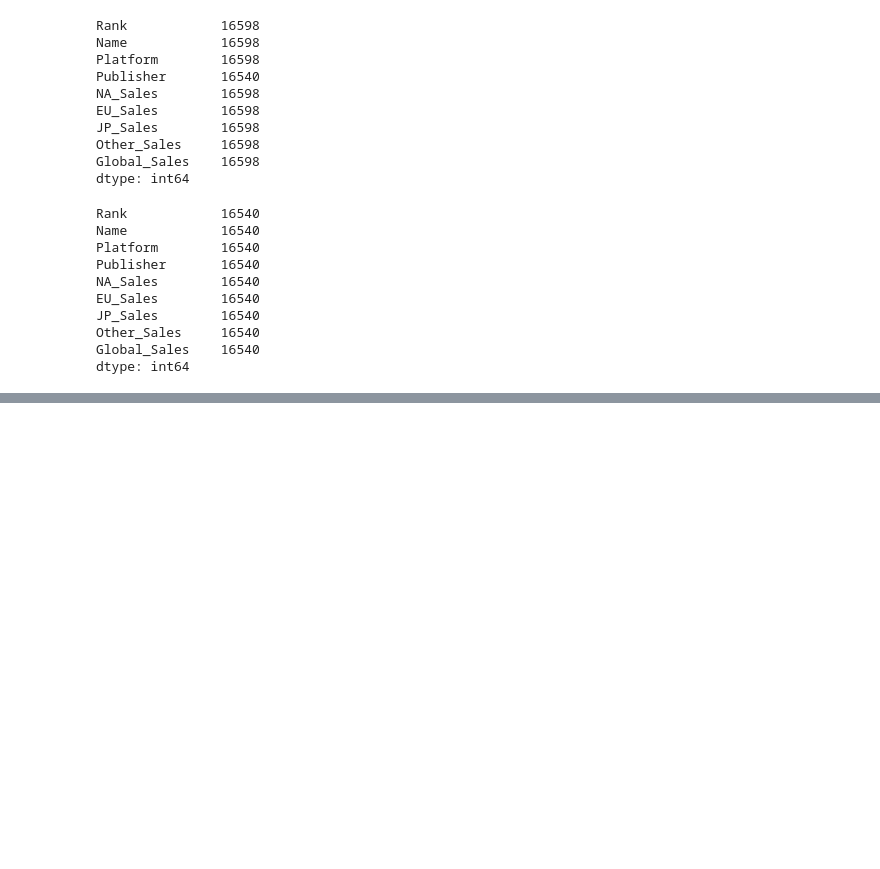
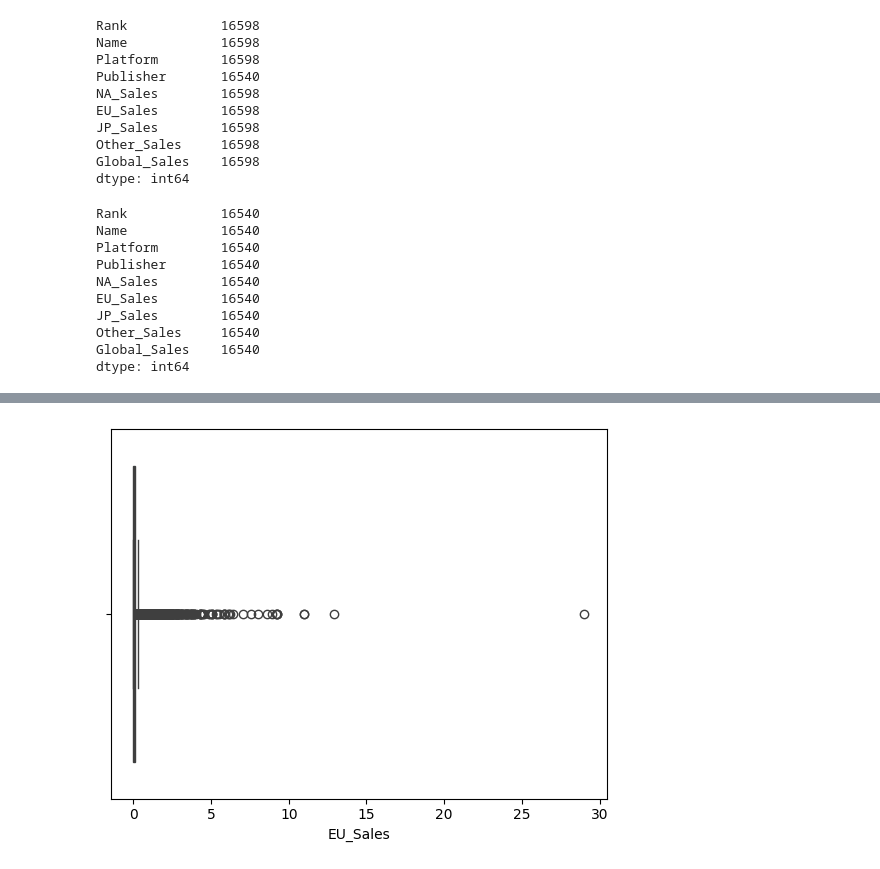
Before and after one commit to yharshityadav/ML-MODEL, a Jupyter notebook: Model.ipynb, the cells around one changed output, grey strips where cells are left out. Drawn from its saved outputs; the diff is of its cells as text; code cells hidden in the pictures; blank space fills up the shorter version.

```diff
--- a/Model.ipynb
+++ b/Model.ipynb
@@ -123,0 +131,5 @@ dtype: int64
+# %%
+sns.boxplot(x='EU_Sales',data = df)
+plt.show()
+# %% [output]
+[figure, added]
```
Also changed, not shown: parts of 11 cells of this notebook.
